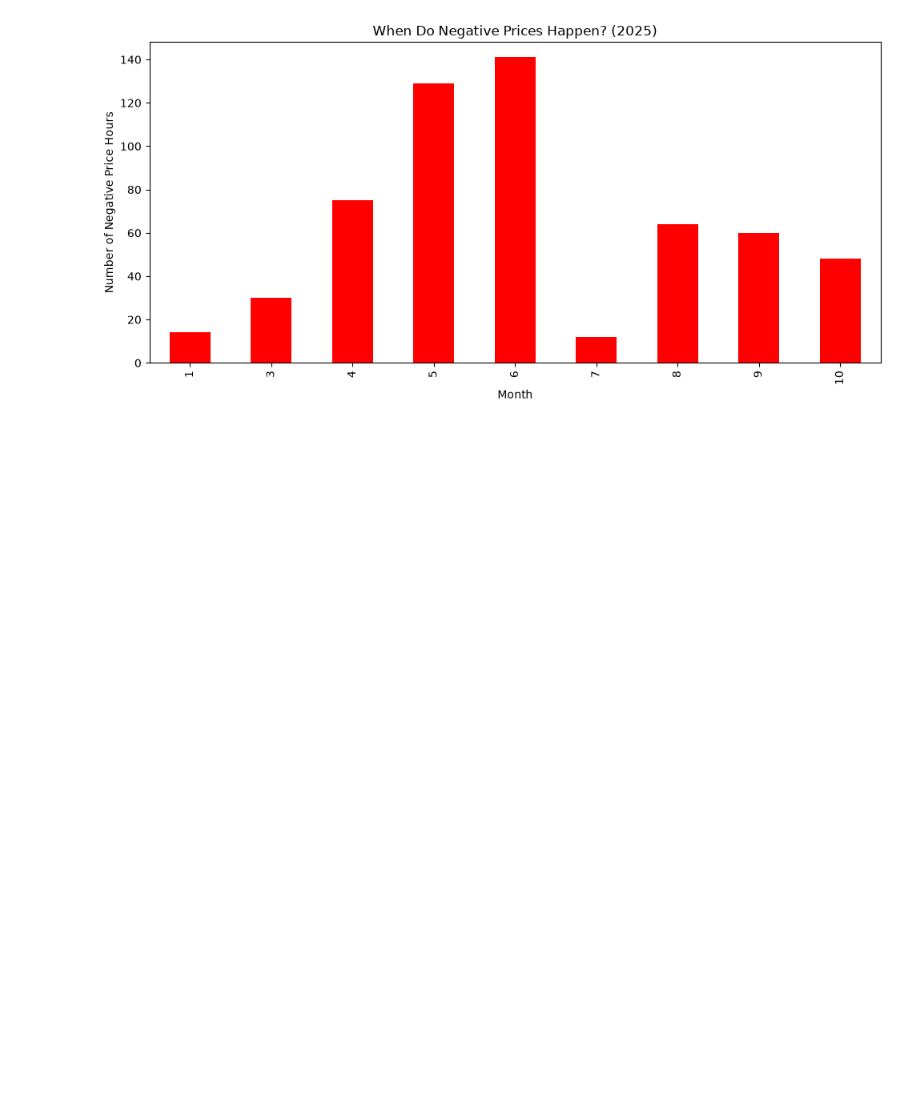
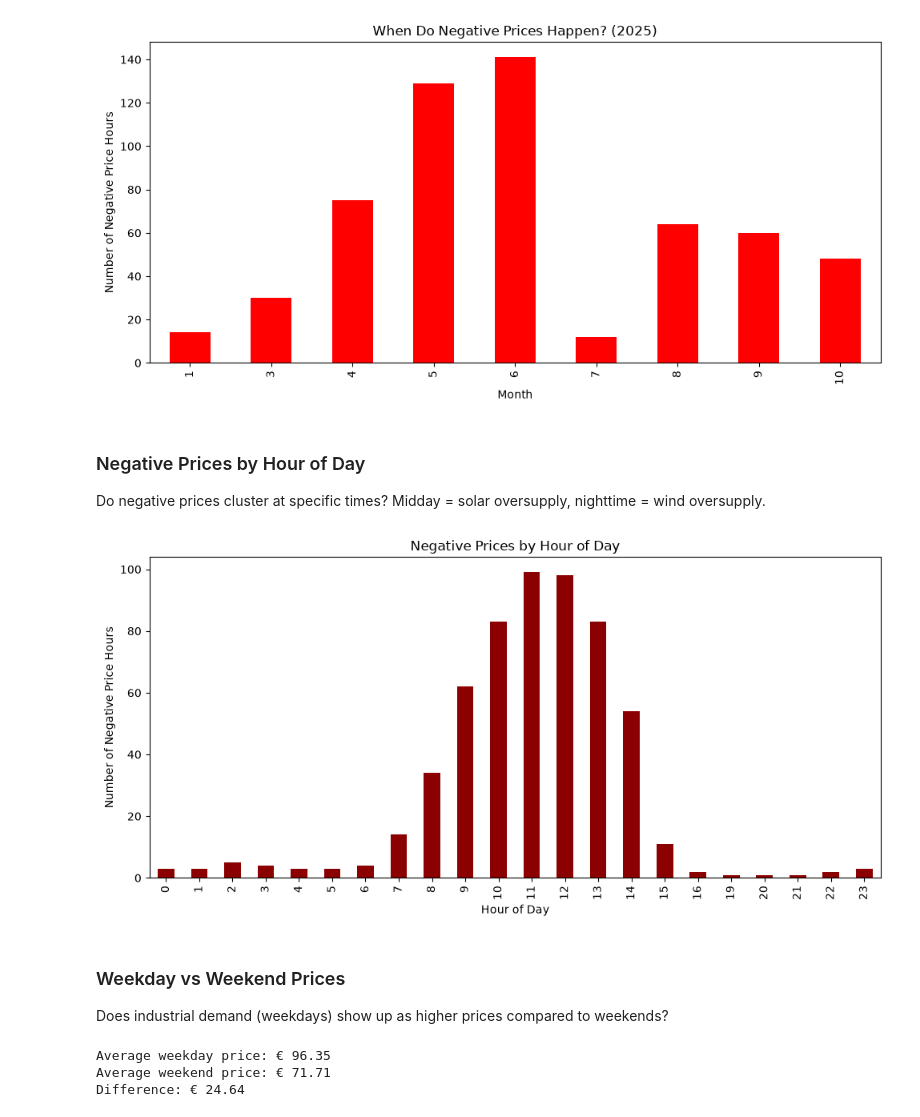
Before and after one commit to imon333/DE_Electricity_price_forecasting, a Jupyter notebook: notebooks/eda.ipynb, the cells around one changed output. Cells and saved outputs as stored; diff of their text form; code cells hidden in the pictures; blank space fills up the shorter version.

```diff
--- a/notebooks/eda.ipynb
+++ b/notebooks/eda.ipynb
@@ -151,3 +151,39 @@ plt.show()
 Total hours with negative prices: 573
 That's 6.5  % of the year
 [figure]
+# %% [markdown]
+### Negative Prices by Hour of Day
+Do negative prices cluster at specific times? Midday = solar oversupply, nighttime = wind oversupply.
+# %%
+# From the negative_hours DataFrame (already filtered above),
+# group by the "hour" column and count how many rows in each hour bucket
+negative_by_hour = negative_hours.groupby("hour").size()
+
+# Create a bar chart
+plt.figure(figsize=(10, 5))
+negative_by_hour.plot(kind="bar", color="darkred")
+plt.xlabel("Hour of Day")
+plt.ylabel("Number of Negative Price Hours")
+plt.title("Negative Prices by Hour of Day")
+plt.tight_layout()
+plt.show()
+# %% [output]
+[figure, added]
+# %% [markdown]
+### Weekday vs Weekend Prices
+Does industrial demand (weekdays) show up as higher prices compared to weekends?
+# %%
+# Create a new column: is this hour on a weekend?
+# dayofweek returns 0=Monday, 1=Tuesday ... 5=Saturday, 6=Sunday
+# >= 5 means Saturday or Sunday → True, otherwise → False
+df["is_weekend"] = df["time"].dt.dayofweek >= 5
+
+# Average price for weekdays vs weekends
+weekend_comparison = df.groupby("is_weekend")["price"].mean()
+print("Average weekday price: €", round(weekend_comparison[False], 2))
+print("Average weekend price: €", round(weekend_comparison[True], 2))
+print("Difference: €", round(weekend_comparison[False] - weekend_comparison[True], 2))
+# %% [output]
+Average weekday price: € 96.35
+Average weekend price: € 71.71
+Difference: € 24.64
```
Also changed, not shown: parts of 6 cells of this notebook.
